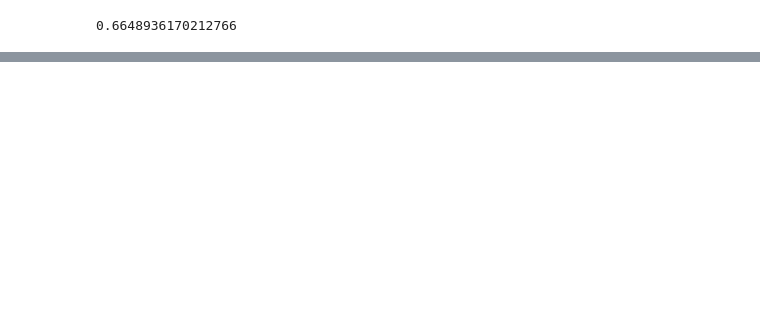
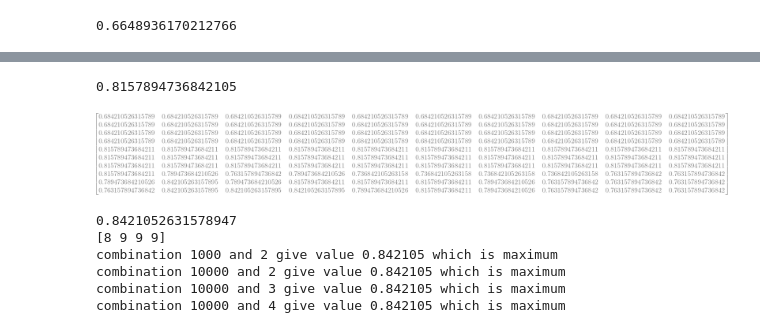
Before and after one commit to PierreRemacle/LINMA2472_P2, a Jupyter notebook: Homework_II_Part_I.ipynb, the cells around one changed output, grey strips where cells are left out. Cells and saved outputs as stored; diff of their text form; code cells hidden in the pictures; blank space fills up the shorter version.

```diff
--- a/Homework_II_Part_I.ipynb
+++ b/Homework_II_Part_I.ipynb
@@ -215,0 +245,52 @@ constant_model_accuracy()
+# %%
+from sklearn import svm
+
+
+
+def SVM(seta , target , proportion , C ):
+    amount = int((proportion/100)*len(seta))
+
+    clf = svm.SVC(C=C)
+    clf.fit(seta[:amount], target[:amount])
+    predicted = clf.predict(seta[amount:])
+
+    diff =predicted+target[amount:]
+
+    value=0
+    for i in range( len(predicted)):
+        if (diff[i]!=0):
+            value=value+1
+    return (value/len(predicted))
+print(SVM(K_train,y,80,10))
+# %% [output]
+0.8157894736842105
+# %%
+C= [10**-5 , 10**-4 , 10**-3 , 10**-2 , 10**-1 , 10 , 10**1 , 10**2 , 10**3 , 10**4]
+H= [1,2,3,4,5,6,7,8,9,10]
+
+def Select_hyperparameters(seta , target , proportion , C , H):
+    matrix = np.zeros((len(C),len(H)))
+
+    for i in range (len(C)):
+        for j in range (len(H)):
+            wl_kernel = WeisfeilerLehman(n_iter=H[j], base_graph_kernel=VertexHistogram)
+            K_train = wl_kernel.fit_transform(seta)
+            matrix[i][j] = SVM(K_train,target,proportion,C[i])
+    return matrix
+matrix_result = Select_hyperparameters(G,y,80,C,H)
+display(Matrix(matrix_result))
+# %% [output]
+[figure, added]
+# %%
+print(matrix_result.max())
+index = np.where(matrix_result == matrix_result.max())
+print(index[0])
+for i in range (len(index[0])):
+    print("combination %d and %d give value %f which is maximum" %(C[index[0][i]],H[index[1][i]],matrix_result.max()) )
+# %% [output]
+0.8421052631578947
+[8 9 9 9]
+combination 1000 and 2 give value 0.842105 which is maximum
+combination 10000 and 2 give value 0.842105 which is maximum
+combination 10000 and 3 give value 0.842105 which is maximum
+combination 10000 and 4 give value 0.842105 which is maximum
```
Also changed, not shown: parts of 4 cells of this notebook.
